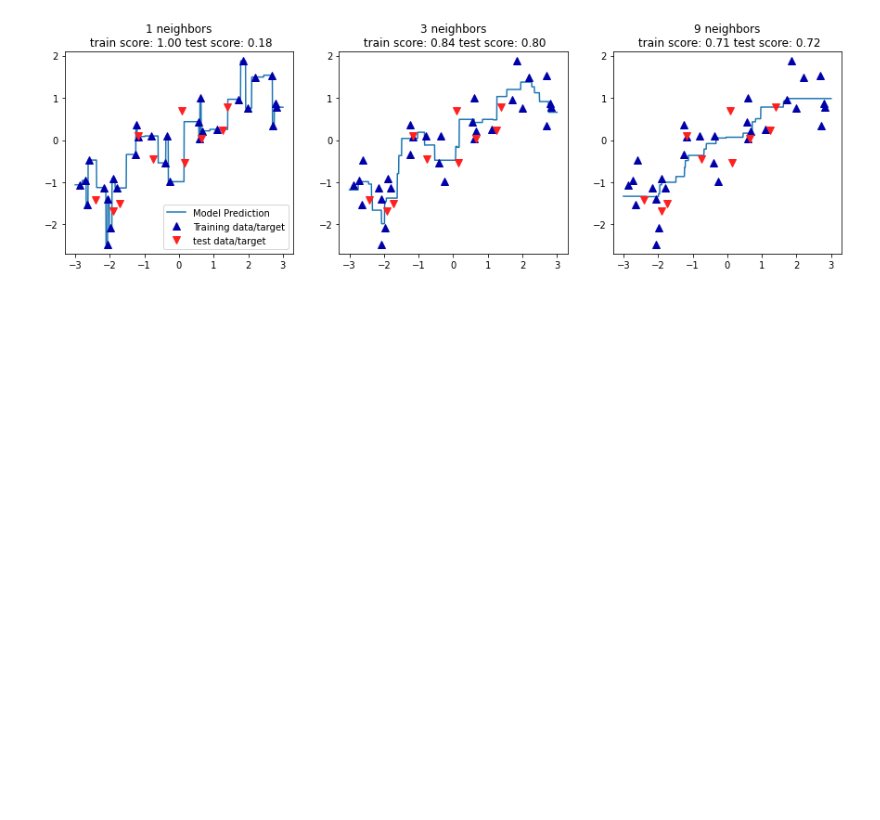
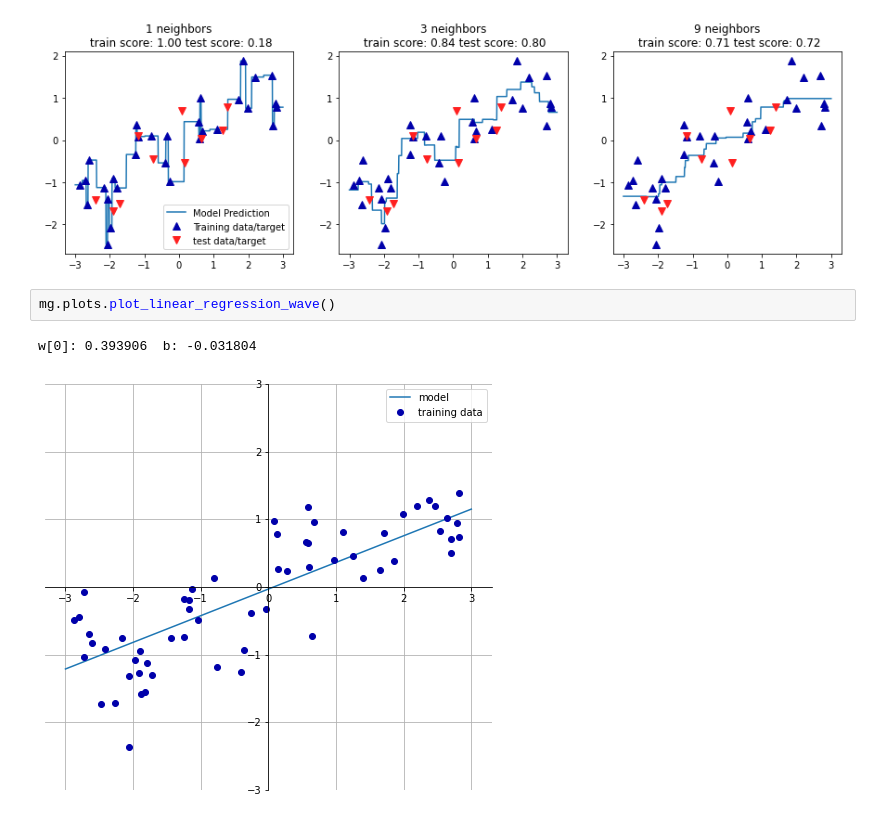
Before and after one commit to shashwatsaket46/PythonProjects, a Jupyter notebook: MachineLearningP.ipynb, the cells around one changed output. Drawn from its saved outputs; the diff is of its cells as text; blank space fills up the shorter version.

Commit message:
linear_model

```diff
--- a/MachineLearningP.ipynb
+++ b/MachineLearningP.ipynb
@@ -171,3 +171,8 @@ for n_neighbours,ax in zip([1,3,9],axes):
     axes[0].legend(['Model Prediction','Training data/target','test data/target'],loc='best')
 # %% [output]
 [figure]
+# %%
+mg.plots.plot_linear_regression_wave()
+# %% [output]
+w[0]: 0.393906  b: -0.031804
+[figure, added]
```
Also changed, not shown: parts of 1 cell of this notebook.
